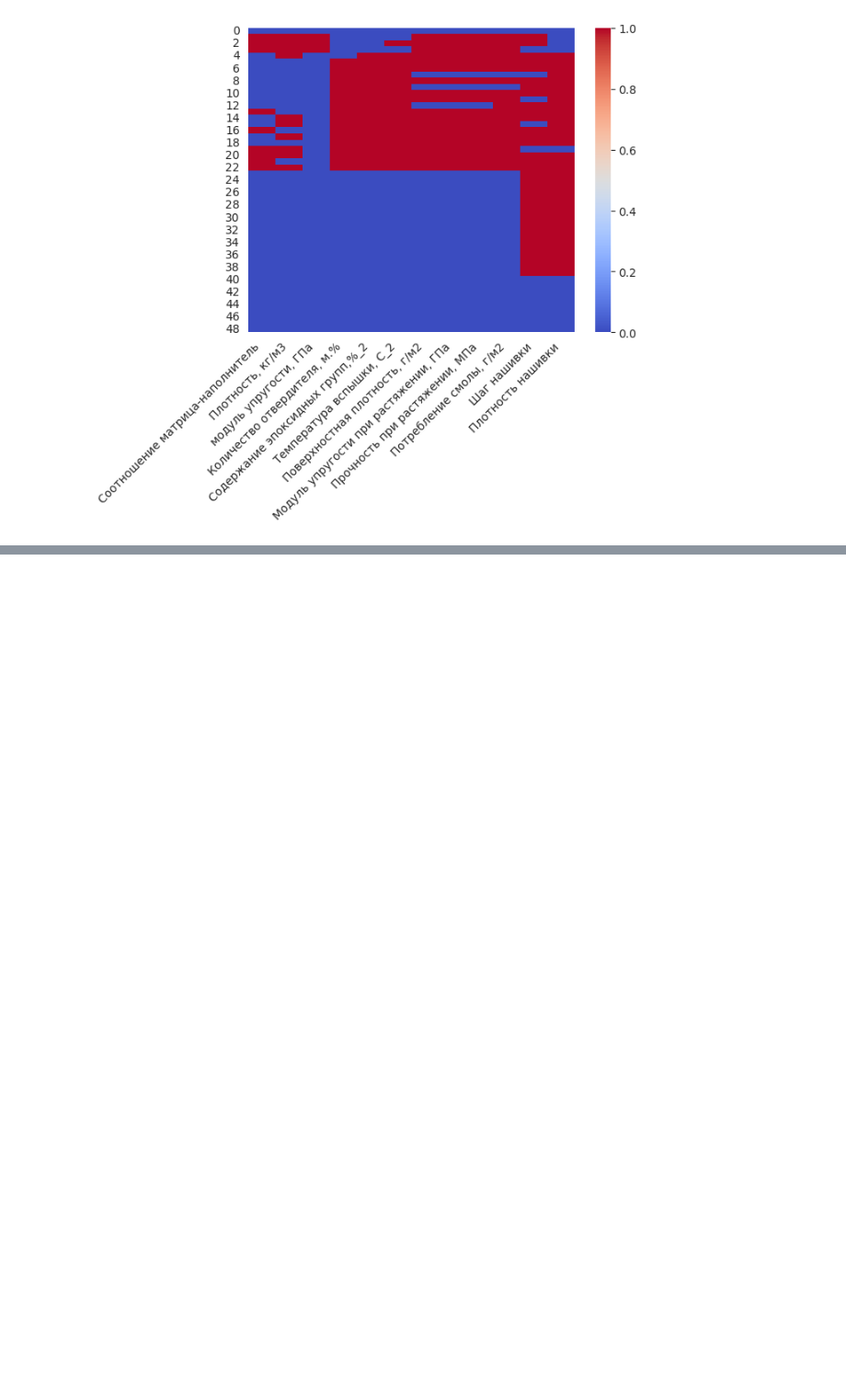
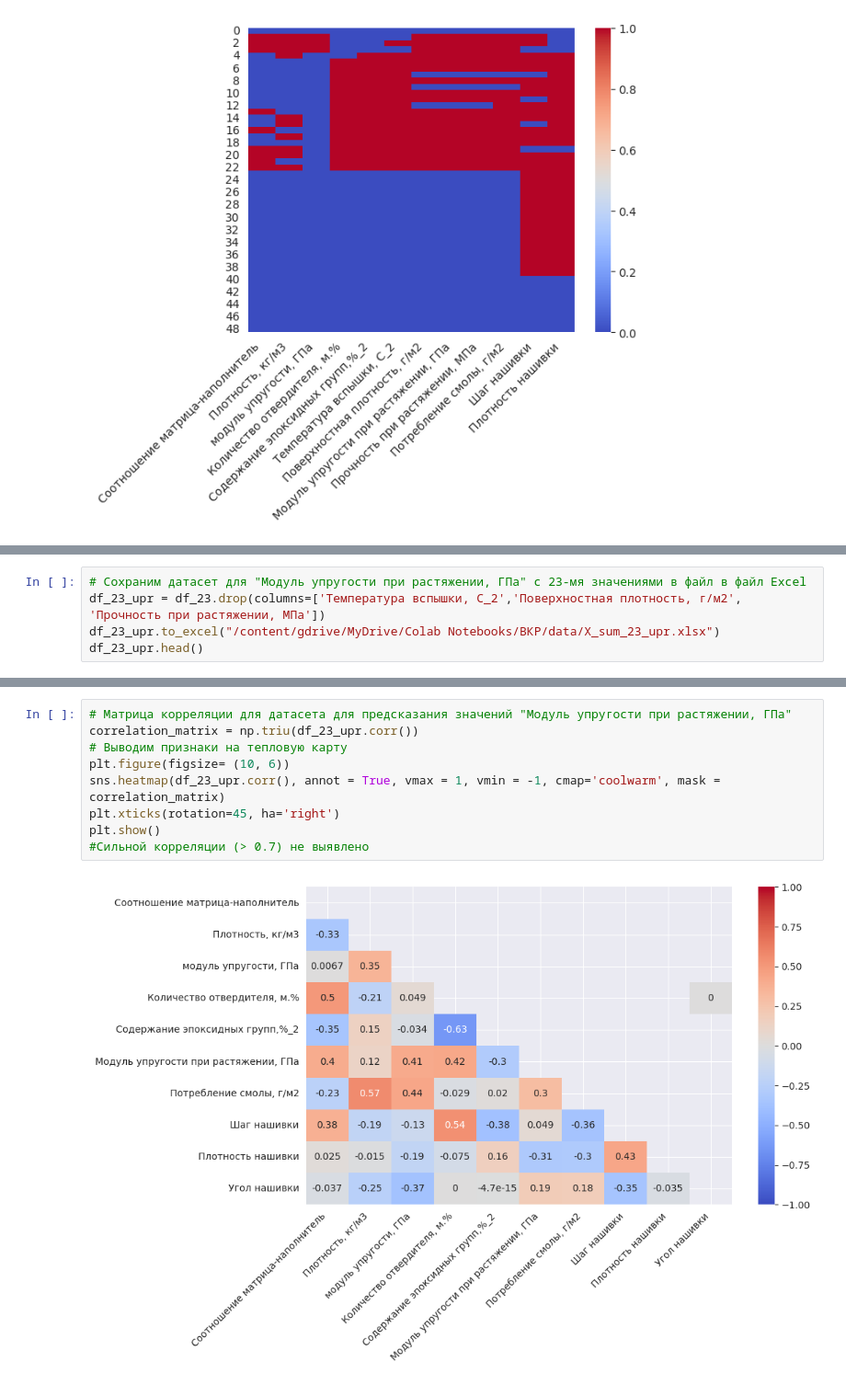
Before and after one commit to S7OV/CompoZit, a Jupyter notebook: VKR_clean_23.ipynb, the cells around one changed output, grey strips where cells are left out. Shown at 92% size. Drawn from its saved outputs; the diff is of its cells as text; blank space fills up the shorter version.

```diff
--- a/VKR_clean_23.ipynb
+++ b/VKR_clean_23.ipynb
@@ -141,0 +154,5 @@ plt.show()
+# %%
+# Сохраним датасет для "Модуль упругости при растяжении, ГПа" c 23-мя значениями в файл в файл Excel
+df_23_upr = df_23.drop(columns=['Температура вспышки, С_2','Поверхностная плотность, г/м2', 'Прочность при растяжении, МПа'])
+df_23_upr.to_excel("/content/gdrive/MyDrive/Colab Notebooks/ВКР/data/X_sum_23_upr.xlsx")
+df_23_upr.head()
@@ -141,0 +166,11 @@ plt.show()
+# %%
+# Матрица корреляции для датасета для предсказания значений "Модуль упругости при растяжении, ГПа"
+correlation_matrix = np.triu(df_23_upr.corr())
+# Выводим признаки на тепловую карту
+plt.figure(figsize= (10, 6))
+sns.heatmap(df_23_upr.corr(), annot = True, vmax = 1, vmin = -1, cmap='coolwarm', mask = correlation_matrix)
+plt.xticks(rotation=45, ha='right')
+plt.show()
+#Сильной корреляции (> 0.7) не выявлено
+# %% [output]
+[figure, added]
```
Also changed, not shown: parts of 13 cells of this notebook.
